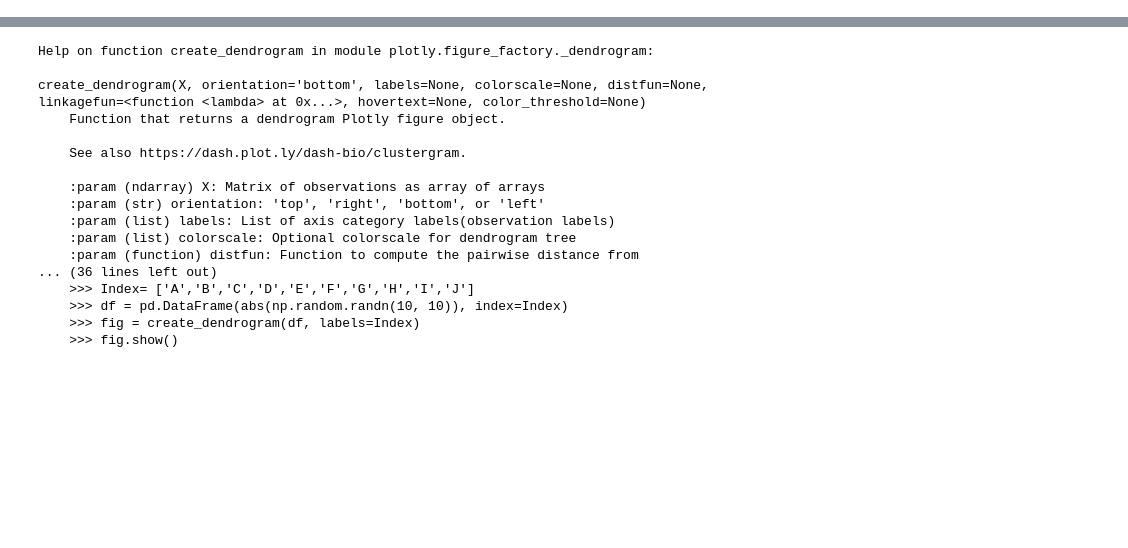
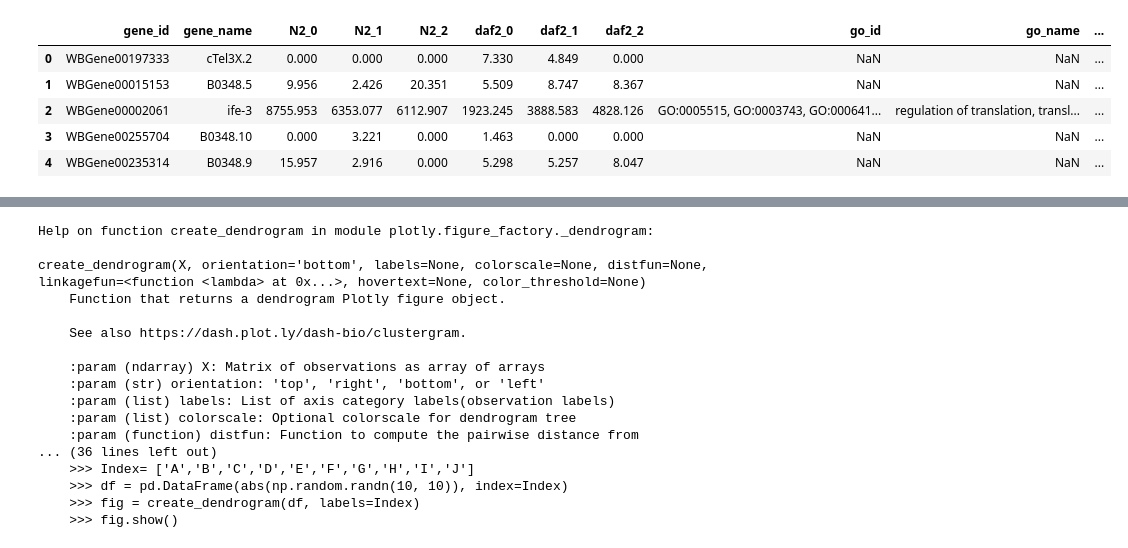
Before and after one commit to mpg-age-bioinformatics/flaski, a Jupyter notebook: utils/notebooks/idendrogram.ipynb, the cells around one changed output, grey strips where cells are left out. Cells and saved outputs as stored; diff of their text form; code cells hidden in the pictures; blank space fills up the shorter version.

```diff
--- a/utils/notebooks/idendrogram.ipynb
+++ b/utils/notebooks/idendrogram.ipynb
@@ -9,0 +12,9 @@ np.savetxt("Datasets/dendrogram.csv", X, delimiter=",")
+# %%
+genexp.head()
+# %% [output]
+|  | gene_id | gene_name | N2_0 | N2_1 | N2_2 | daf2_0 | daf2_1 | daf2_2 | go_id | go_name | ... |
+| 0 | WBGene00197333 | cTel3X.2 | 0.000 | 0.000 | 0.000 | 7.330 | 4.849 | 0.000 | NaN | NaN | ... |
+| 1 | WBGene00015153 | B0348.5 | 9.956 | 2.426 | 20.351 | 5.509 | 8.747 | 8.367 | NaN | NaN | ... |
+| 2 | WBGene00002061 | ife-3 | 8755.953 | 6353.077 | 6112.907 | 1923.245 | 3888.583 | 4828.126 | GO:0005515, GO:0003743, GO:000641... | regulation of translation, transl... | ... |
+| 3 | WBGene00255704 | B0348.10 | 0.000 | 3.221 | 0.000 | 1.463 | 0.000 | 0.000 | NaN | NaN | ... |
+| 4 | WBGene00235314 | B0348.9 | 15.957 | 2.916 | 0.000 | 5.298 | 5.257 | 8.047 | NaN | NaN | ... |
```
Also changed, not shown: parts of 14 cells of this notebook, 3 other files.
